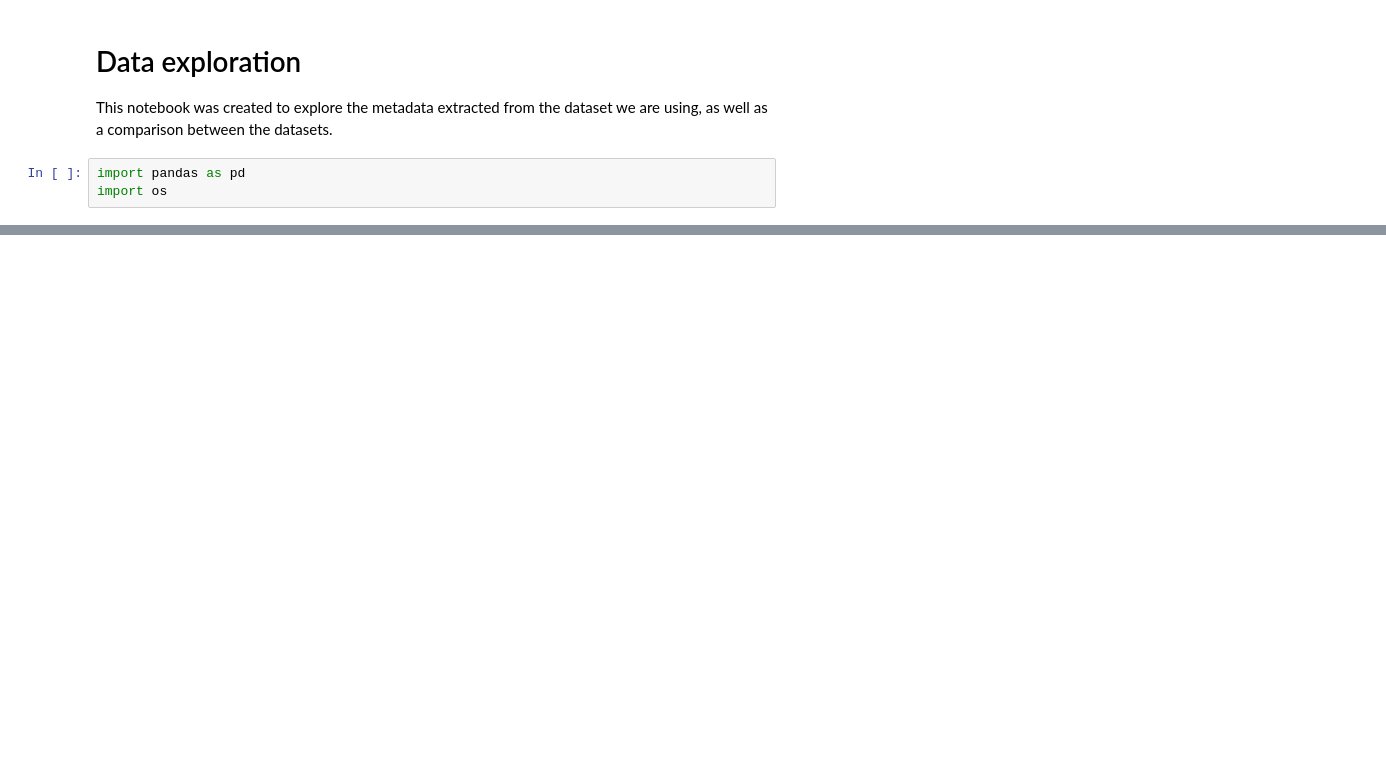
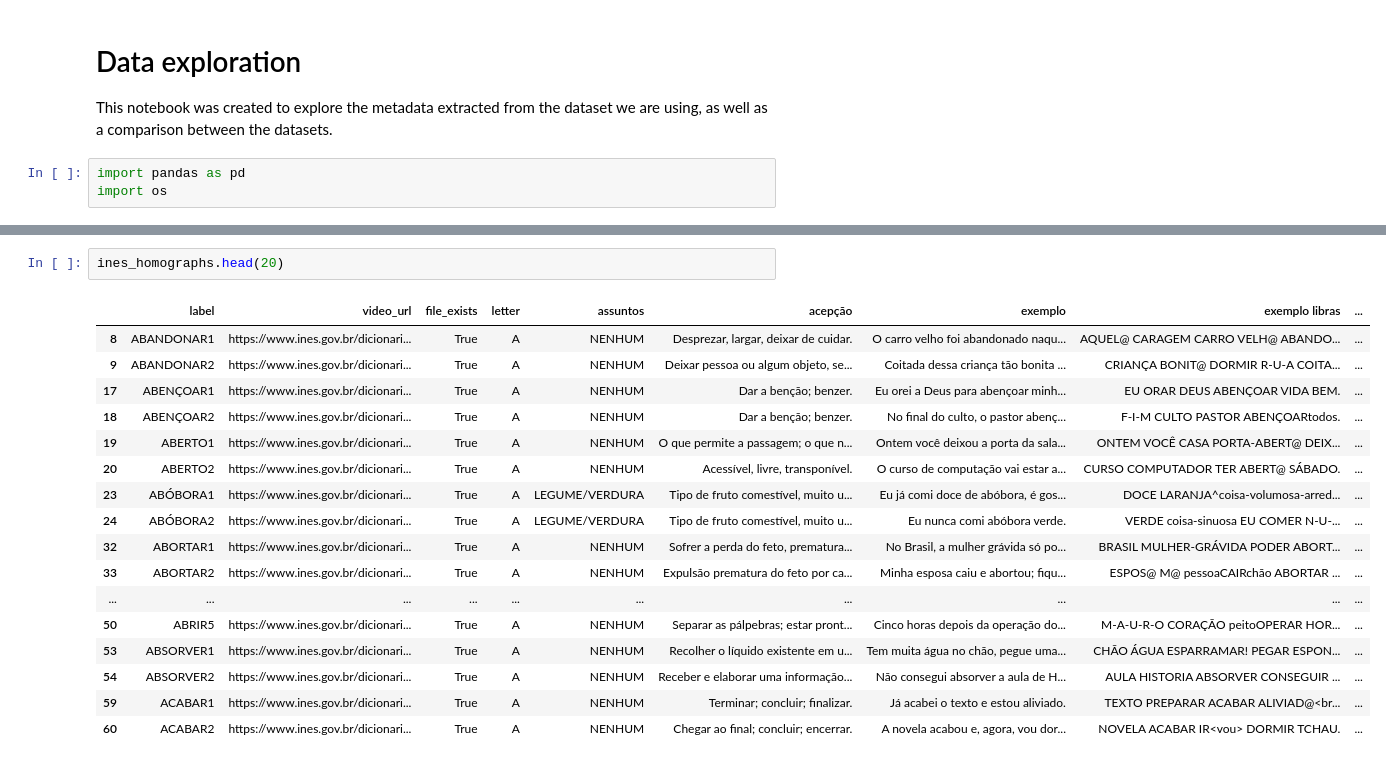
Before and after one commit to OmdenaAI/SaoPauloBrazilChapter_BrazilianSignLanguage, a Jupyter notebook: notebooks/data-exploration.ipynb, the cells around one changed output, grey strips where cells are left out. Drawn from its saved outputs; the diff is of its cells as text; blank space fills up the shorter version.

```diff
--- a/notebooks/data-exploration.ipynb
+++ b/notebooks/data-exploration.ipynb
@@ -44,0 +124,20 @@ UFV metadata not found
+# %%
+ines_homographs.head(20)
+# %% [output]
+|  | label | video_url | file_exists | letter | assuntos | acepção | exemplo | exemplo libras | ... |
+| 8 | ABANDONAR1 | https://www.ines.gov.br/dicionari... | True | A | NENHUM | Desprezar, largar, deixar de cuidar. | O carro velho foi abandonado naqu... | AQUEL@ CARAGEM CARRO VELH@ ABANDO... | ... |
+| 9 | ABANDONAR2 | https://www.ines.gov.br/dicionari... | True | A | NENHUM | Deixar pessoa ou algum objeto, se... | Coitada dessa criança tão bonita ... | CRIANÇA BONIT@ DORMIR R-U-A COITA... | ... |
+| 17 | ABENÇOAR1 | https://www.ines.gov.br/dicionari... | True | A | NENHUM | Dar a benção; benzer. | Eu orei a Deus para abençoar minh... | EU ORAR DEUS ABENÇOAR VIDA BEM. | ... |
+| 18 | ABENÇOAR2 | https://www.ines.gov.br/dicionari... | True | A | NENHUM | Dar a benção; benzer. | No final do culto, o pastor abenç... | F-I-M CULTO PASTOR ABENÇOARtodos. | ... |
+| 19 | ABERTO1 | https://www.ines.gov.br/dicionari... | True | A | NENHUM | O que permite a passagem; o que n... | Ontem você deixou a porta da sala... | ONTEM VOCÊ CASA PORTA-ABERT@ DEIX... | ... |
+| 20 | ABERTO2 | https://www.ines.gov.br/dicionari... | True | A | NENHUM | Acessível, livre, transponível. | O curso de computação vai estar a... | CURSO COMPUTADOR TER ABERT@ SÁBADO. | ... |
+| 23 | ABÓBORA1 | https://www.ines.gov.br/dicionari... | True | A | LEGUME/VERDURA | Tipo de fruto comestível, muito u... | Eu já comi doce de abóbora, é gos... | DOCE LARANJA^coisa-volumosa-arred... | ... |
+| 24 | ABÓBORA2 | https://www.ines.gov.br/dicionari... | True | A | LEGUME/VERDURA | Tipo de fruto comestível, muito u... | Eu nunca comi abóbora verde. | VERDE coisa-sinuosa EU COMER N-U-... | ... |
+| 32 | ABORTAR1 | https://www.ines.gov.br/dicionari... | True | A | NENHUM | Sofrer a perda do feto, prematura... | No Brasil, a mulher grávida só po... | BRASIL MULHER-GRÁVIDA PODER ABORT... | ... |
+| 33 | ABORTAR2 | https://www.ines.gov.br/dicionari... | True | A | NENHUM | Expulsão prematura do feto por ca... | Minha esposa caiu e abortou; fiqu... | ESPOS@ M@ pessoaCAIRchão ABORTAR ... | ... |
+| ... | ... | ... | ... | ... | ... | ... | ... | ... | ... |
+| 50 | ABRIR5 | https://www.ines.gov.br/dicionari... | True | A | NENHUM | Separar as pálpebras; estar pront... | Cinco horas depois da operação do... | M-A-U-R-O CORAÇÃO peitoOPERAR HOR... | ... |
+| 53 | ABSORVER1 | https://www.ines.gov.br/dicionari... | True | A | NENHUM | Recolher o líquido existente em u... | Tem muita água no chão, pegue uma... | CHÃO ÁGUA ESPARRAMAR! PEGAR ESPON... | ... |
+| 54 | ABSORVER2 | https://www.ines.gov.br/dicionari... | True | A | NENHUM | Receber e elaborar uma informação... | Não consegui absorver a aula de H... | AULA HISTORIA ABSORVER CONSEGUIR ... | ... |
+| 59 | ACABAR1 | https://www.ines.gov.br/dicionari... | True | A | NENHUM | Terminar; concluir; finalizar. | Já acabei o texto e estou aliviado. | TEXTO PREPARAR ACABAR ALIVIAD@<br... | ... |
+| 60 | ACABAR2 | https://www.ines.gov.br/dicionari... | True | A | NENHUM | Chegar ao final; concluir; encerrar. | A novela acabou e, agora, vou dor... | NOVELA ACABAR IR<vou> DORMIR TCHAU. | ... |
```
Also changed, not shown: parts of 15 cells of this notebook.
